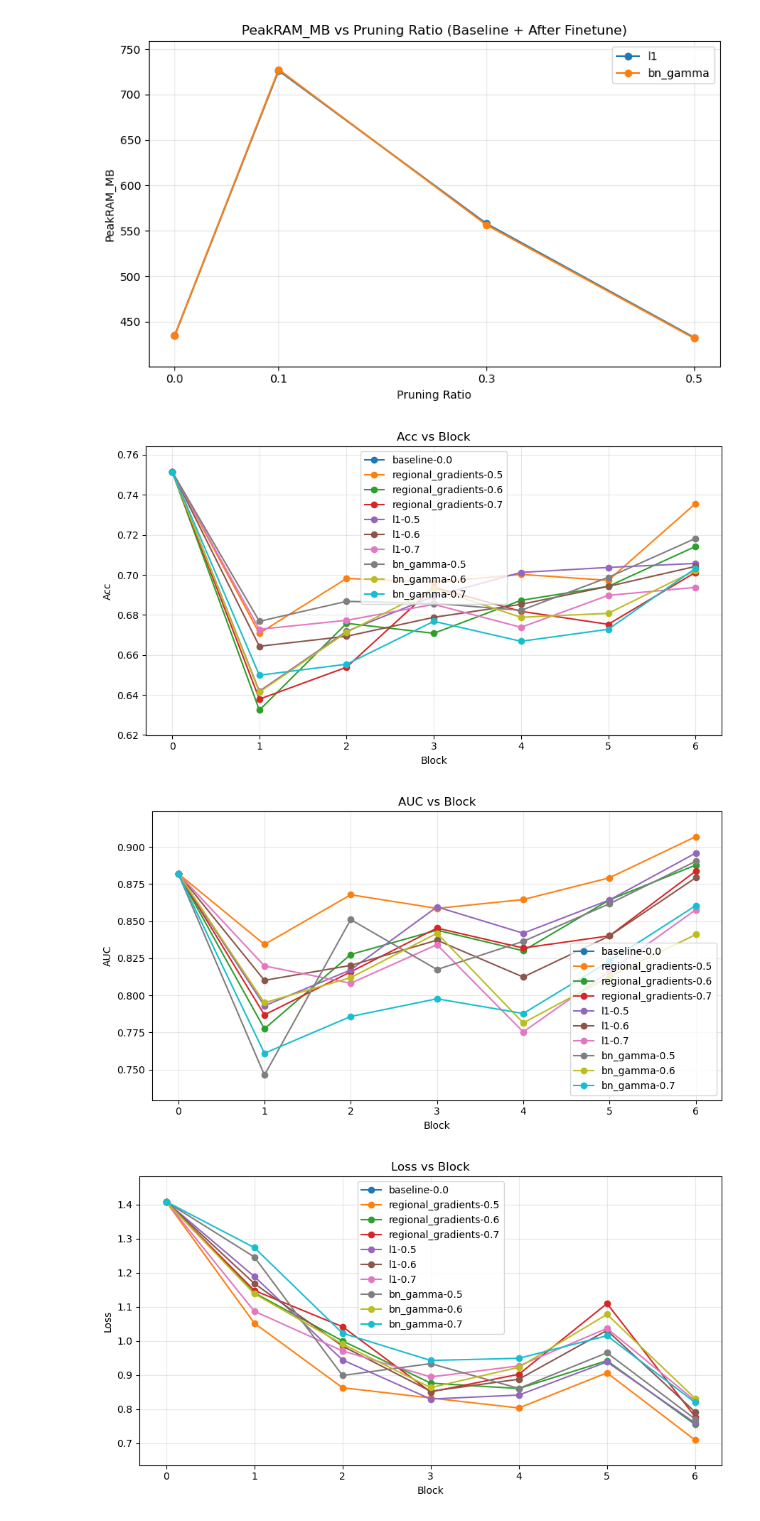
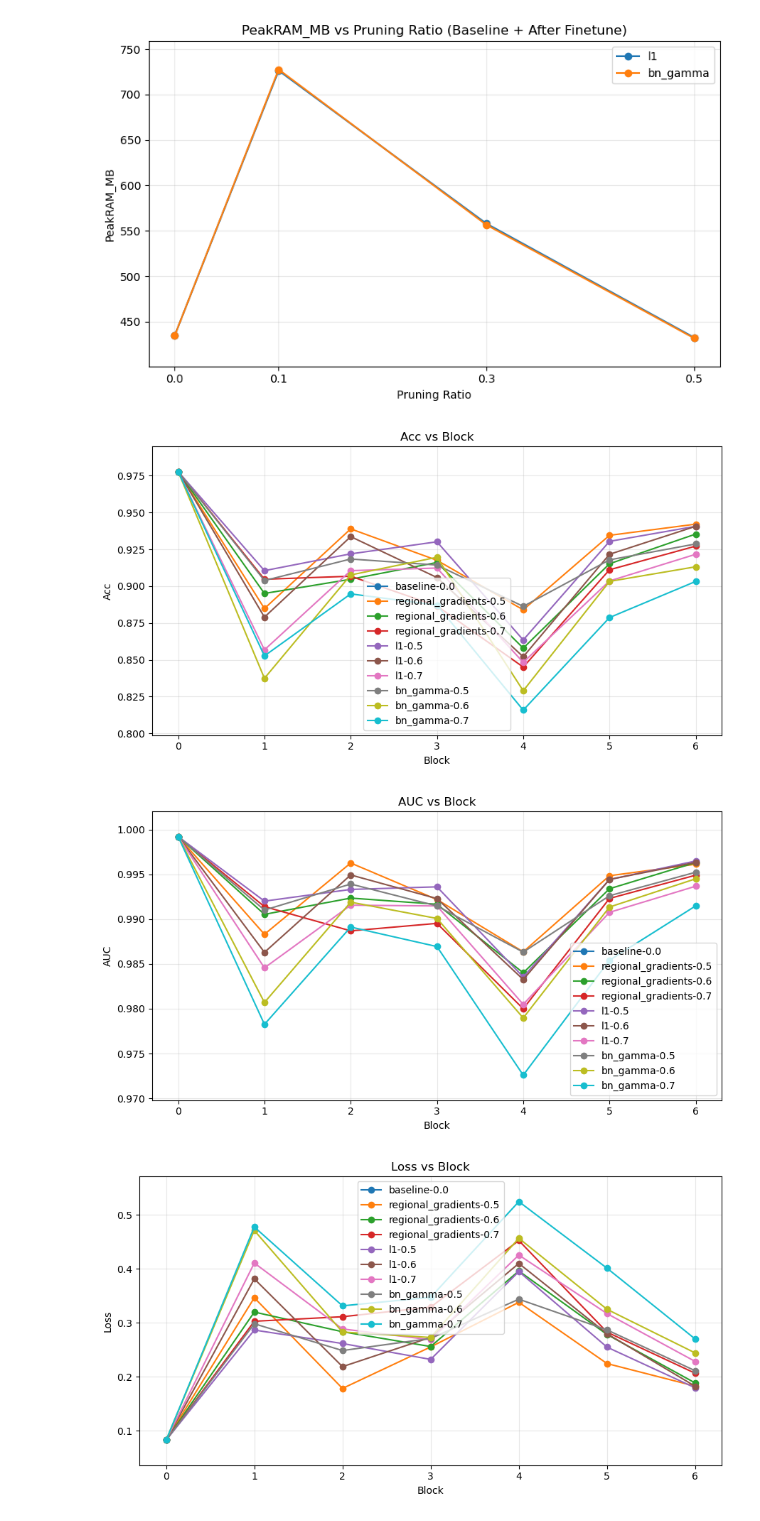
Before and after one commit to arihangupta/Pruning, a Jupyter notebook: Unstructured_Pruning_WF.ipynb, the cells around one changed output. Drawn from its saved outputs; the diff is of its cells as text; code cells hidden in the pictures.

```diff
--- a/Unstructured_Pruning_WF.ipynb
+++ b/Unstructured_Pruning_WF.ipynb
@@ -255,7 +255,7 @@ import pandas as pd
 import matplotlib.pyplot as plt
 
 # Load CSV
-df = pd.read_csv("/Users/arihangupta/Downloads/dermamnist_pgto_pruning_metrics_progressive_fixed.csv")
+df = pd.read_csv("/Users/arihangupta/Downloads/bloodmnist_pgto_pruning_metrics_progressive_fixed.csv")
 
 # Keep only desired stages
 stages_keep = ["postcalib", "after_kd", "after_global_finetune", "baseline"]
@@ -288,7 +288,7 @@ variants = df[["Variant", "Ratio"]].drop_duplicates().values.tolist()
 metrics = [
     "Acc", "AUC", "Loss",
     "FLOPs_M_per_image", "ModelSizeMB",
-    "InferenceTime_per_batch32_s", "PeakRAM_MB"
+    "InferenceTime_per_batch_s", "PeakRAM_MB"
 ]
 
 for metric in metrics:
@@ -302,35 +302,35 @@ for metric in metrics:
         baseline = df[df["Stage"] == "baseline"].copy()
         baseline["Variant"] = method
         baseline["Ratio"] = ratio
         subset = pd.concat([baseline, subset])
 
         # Order by Block
         subset = subset.sort_values("Block")
 
         # Plot
         plt.plot(
             subset["Block"], subset[metric],
             marker="o", label=f"{method}-{ratio}"
         )
 
     plt.xlabel("Block")
     plt.ylabel(metric)
     plt.title(f"{metric} vs Block")
     plt.legend()
     plt.grid(True, alpha=0.3)
 
     # X-axis ticks
     plt.xticks(sorted(df["Block"].dropna().unique()))
 
     # Add y padding
     ymin, ymax = plt.ylim()
     plt.ylim(ymin - 0.05*(ymax-ymin), ymax + 0.05*(ymax-ymin))
 
     plt.tight_layout()
     plt.show()
 # %% [output]
-[figure, old version]
+[figure, new version]
-[figure, old version]
+[figure, new version]
-[figure, old version]
+[figure, new version]
 [figure]
 [figure]
```
Also changed, not shown: parts of 1 cell of this notebook, 1 other file.
